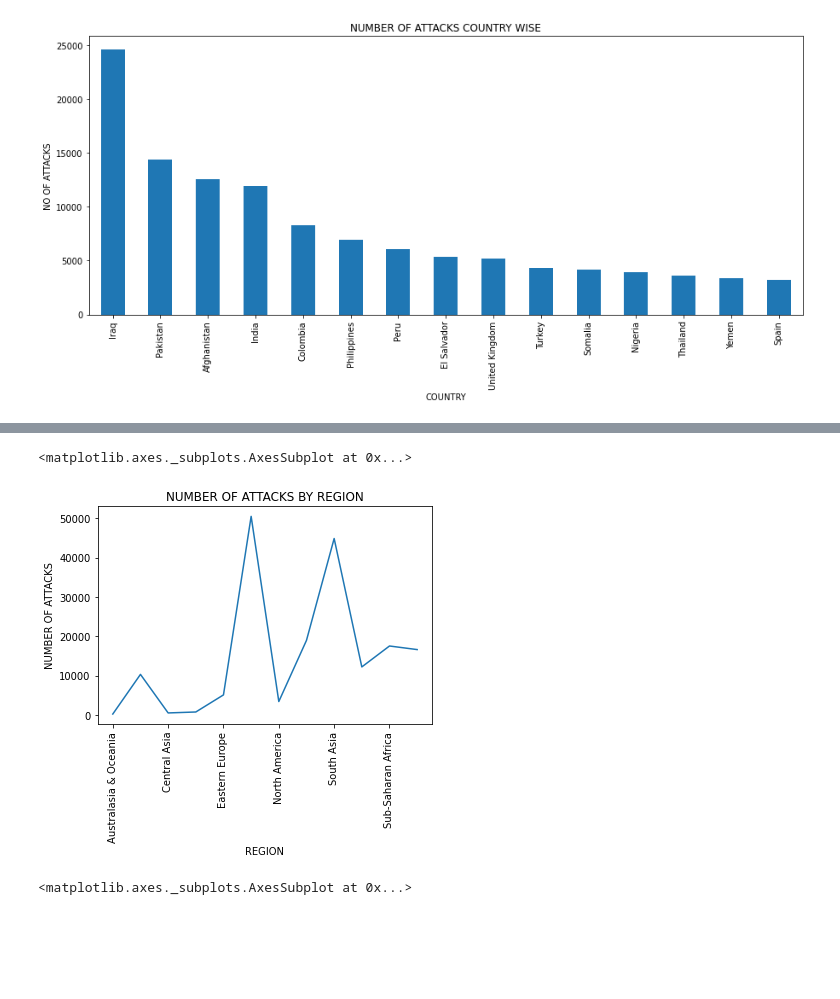
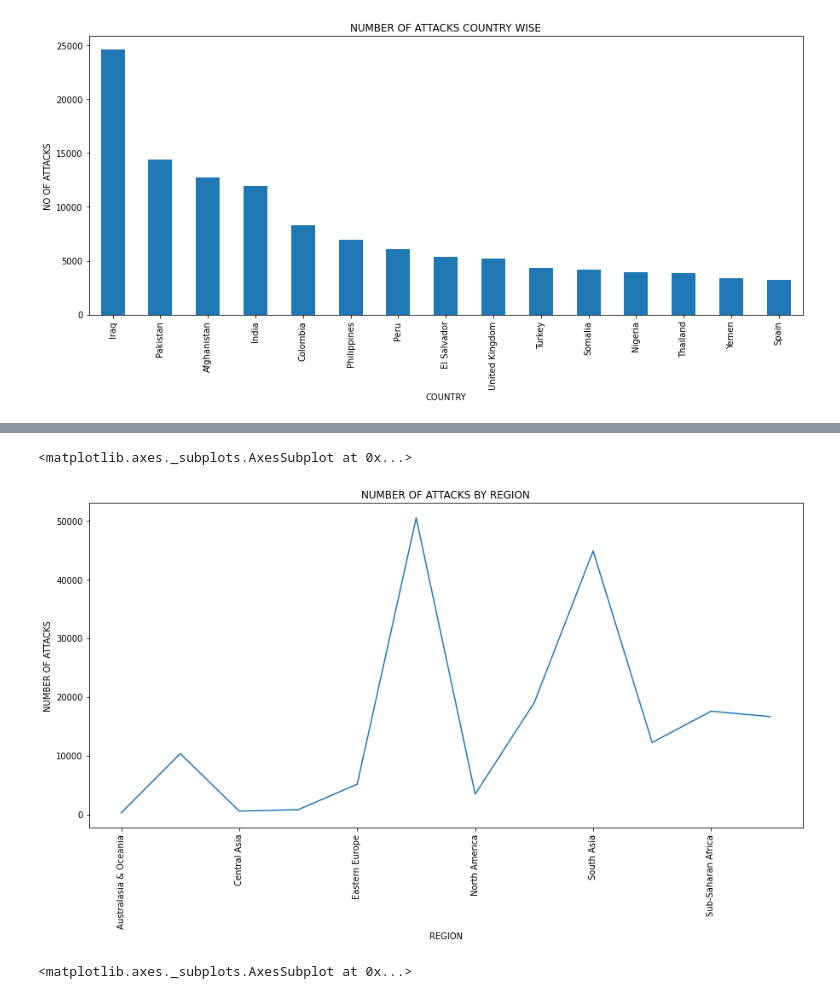
Before and after one commit to abjaffrey/EDA-on-Global-Terrorism-Analysis, a Jupyter notebook: Copy_of_Copy_of_Global_Terrorism_Analysis_Capstone_Project.ipynb, the cells around one changed output, grey strips where cells are left out. Cells and saved outputs as stored; diff of their text form; code cells hidden in the pictures; blank space fills up the shorter version.

```diff
--- a/Copy_of_Copy_of_Global_Terrorism_Analysis_Capstone_Project.ipynb
+++ b/Copy_of_Copy_of_Global_Terrorism_Analysis_Capstone_Project.ipynb
@@ -136,10 +153,10 @@ new_df.groupby('country')['country'].count().sort_values(ascending=False)[0:15].
 # %%
 # Region wise terrorist activities
 
-new_df.groupby('region')['region'].count().plot(xlabel='REGION',ylabel='NUMBER OF ATTACKS',title='NUMBER OF ATTACKS BY REGION',rot=90)
+new_df.groupby('region')['region'].count().plot(xlabel='REGION',ylabel='NUMBER OF ATTACKS',title='NUMBER OF ATTACKS BY REGION',rot=90,figsize=(15,7))
 # %% [output]
 <matplotlib.axes._subplots.AxesSubplot at 0x...>
-[figure, old version]
+[figure, new version]
 # %%
 # Country wise casualties
 
```
Also changed, not shown: parts of 5 cells of this notebook.
